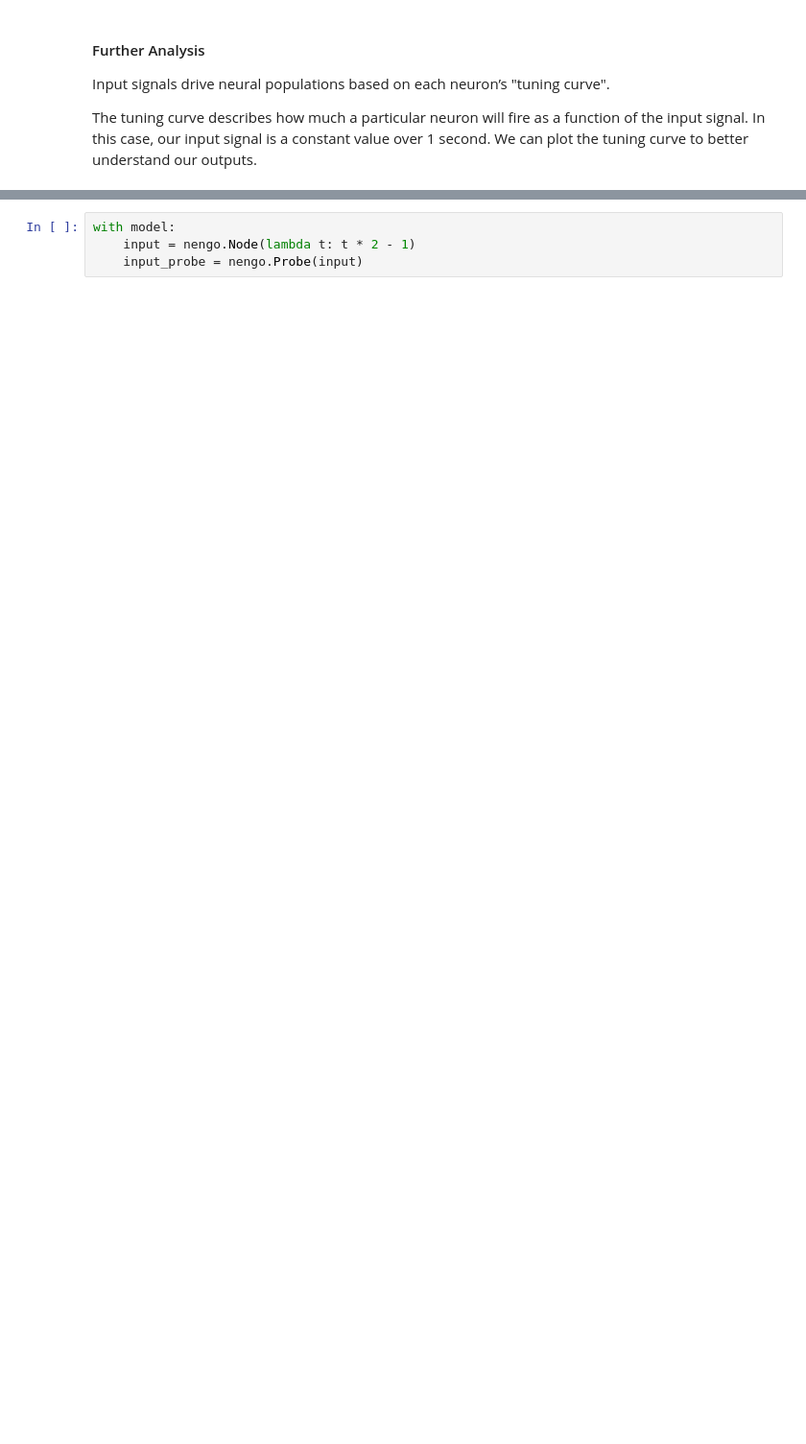
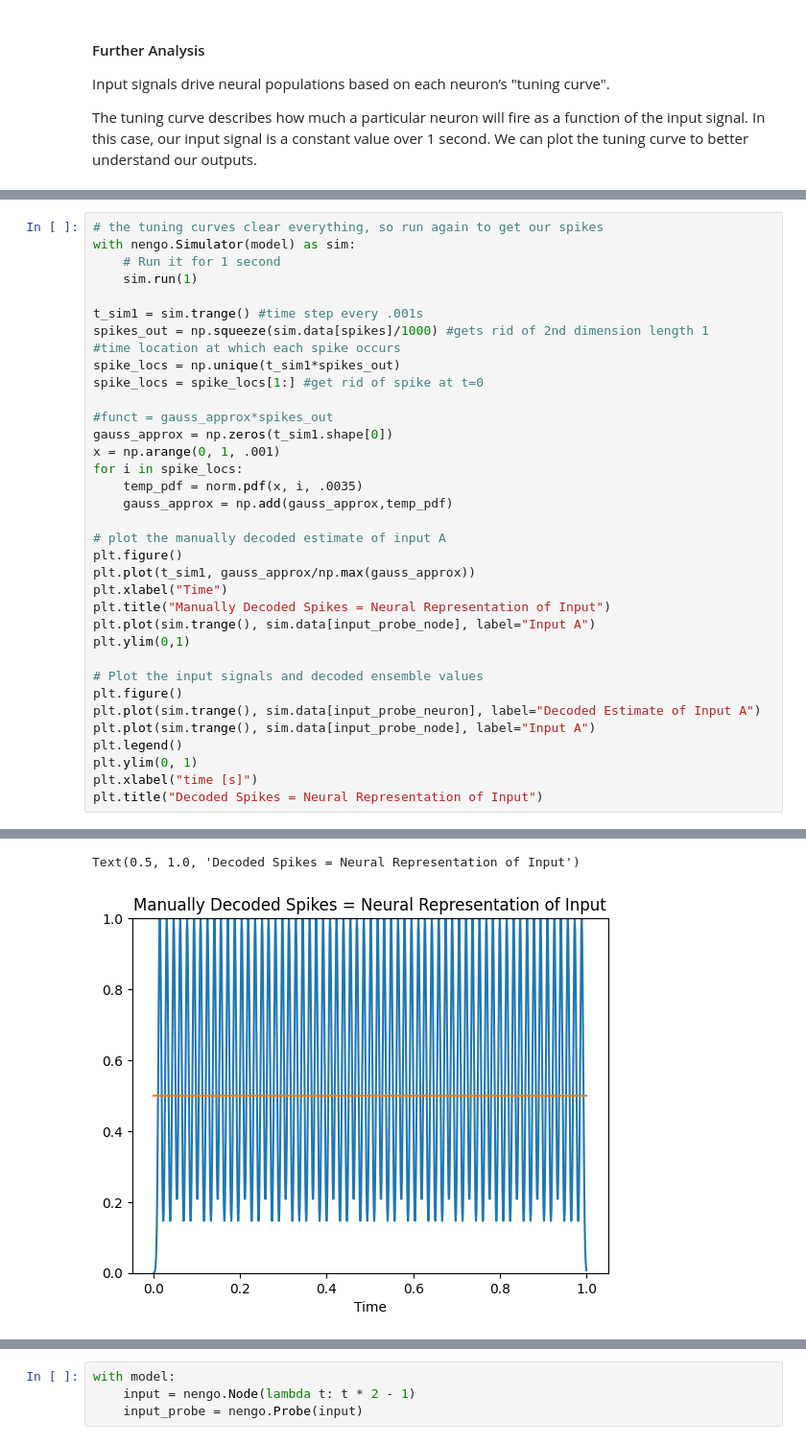
Before and after one commit to taylorharkley2/neuron_basics, a Jupyter notebook: neuron_representation.ipynb, the cells around one changed output, grey strips where cells are left out. Shown: that part at 96% size. Drawn from its saved outputs; the diff is of its cells as text; blank space fills up the shorter version.

```diff
--- a/neuron_representation.ipynb
+++ b/neuron_representation.ipynb
@@ -170,0 +197,36 @@ Adjust these sections.
+# %%
+# the tuning curves clear everything, so run again to get our spikes
+with nengo.Simulator(model) as sim:
+    # Run it for 1 second
+    sim.run(1)
+
+t_sim1 = sim.trange() #time step every .001s
+spikes_out = np.squeeze(sim.data[spikes]/1000) #gets rid of 2nd dimension length 1
+#time location at which each spike occurs
+spike_locs = np.unique(t_sim1*spikes_out)
+spike_locs = spike_locs[1:] #get rid of spike at t=0
+
+#funct = gauss_approx*spikes_out
+gauss_approx = np.zeros(t_sim1.shape[0])
+x = np.arange(0, 1, .001)
+for i in spike_locs:
+    temp_pdf = norm.pdf(x, i, .0035)
+    gauss_approx = np.add(gauss_approx,temp_pdf)
+
+# plot the manually decoded estimate of input A
+plt.figure()
+plt.plot(t_sim1, gauss_approx/np.max(gauss_approx))
+plt.xlabel("Time")
+plt.title("Manually Decoded Spikes = Neural Representation of Input")
+plt.plot(sim.trange(), sim.data[input_probe_node], label="Input A")
+plt.ylim(0,1)
+
+# Plot the input signals and decoded ensemble values
+plt.figure()
+plt.plot(sim.trange(), sim.data[input_probe_neuron], label="Decoded Estimate of Input A")
+plt.plot(sim.trange(), sim.data[input_probe_node], label="Input A")
+plt.legend()
+plt.ylim(0, 1)
+plt.xlabel("time [s]")
+plt.title("Decoded Spikes = Neural Representation of Input")
+# %% [output]
@@ -170,0 +235,2 @@ Adjust these sections.
+Text(0.5, 1.0, 'Decoded Spikes = Neural Representation of Input')
+[figure, added]
```
Also changed, not shown: parts of 18 cells of this notebook.
